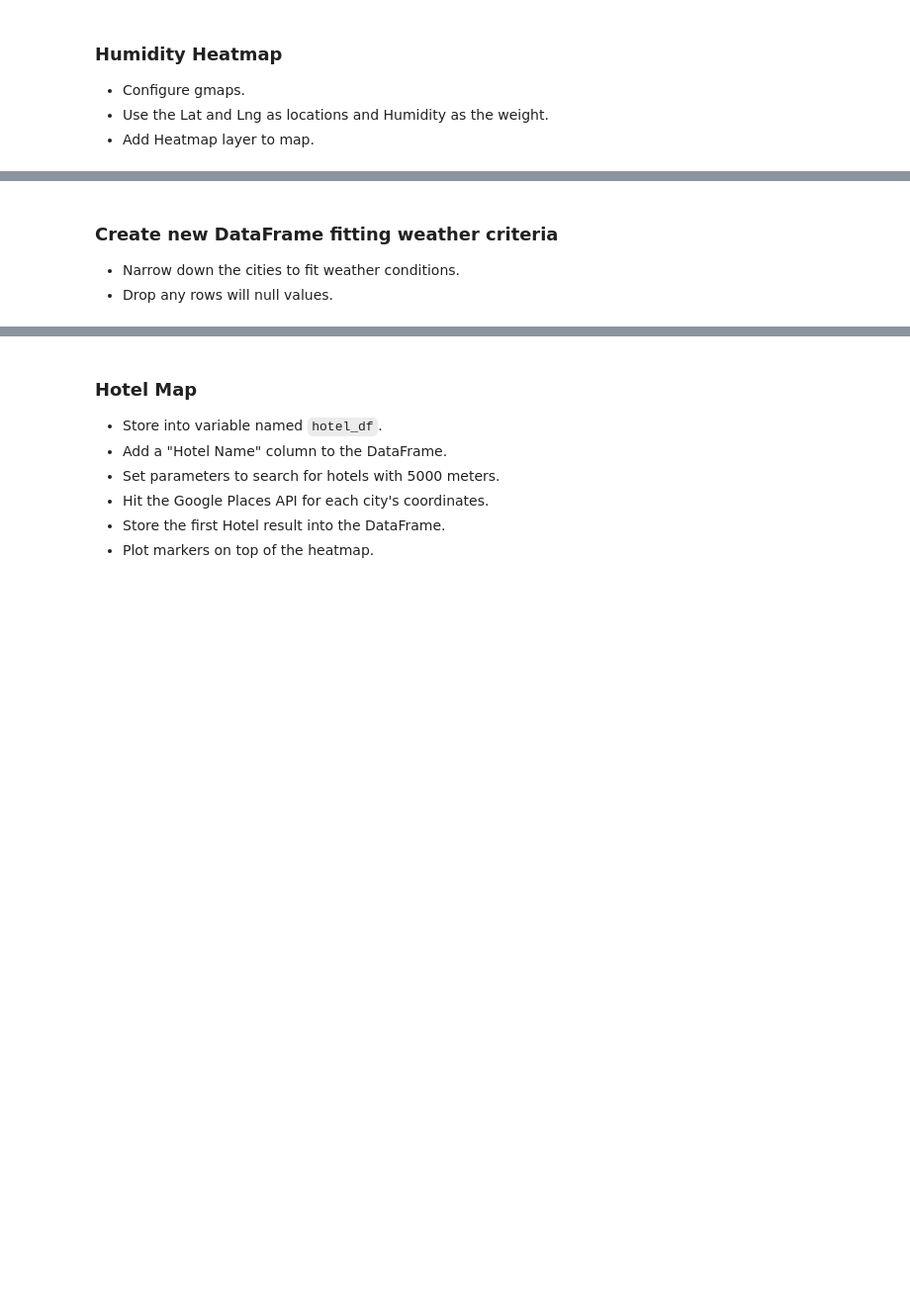
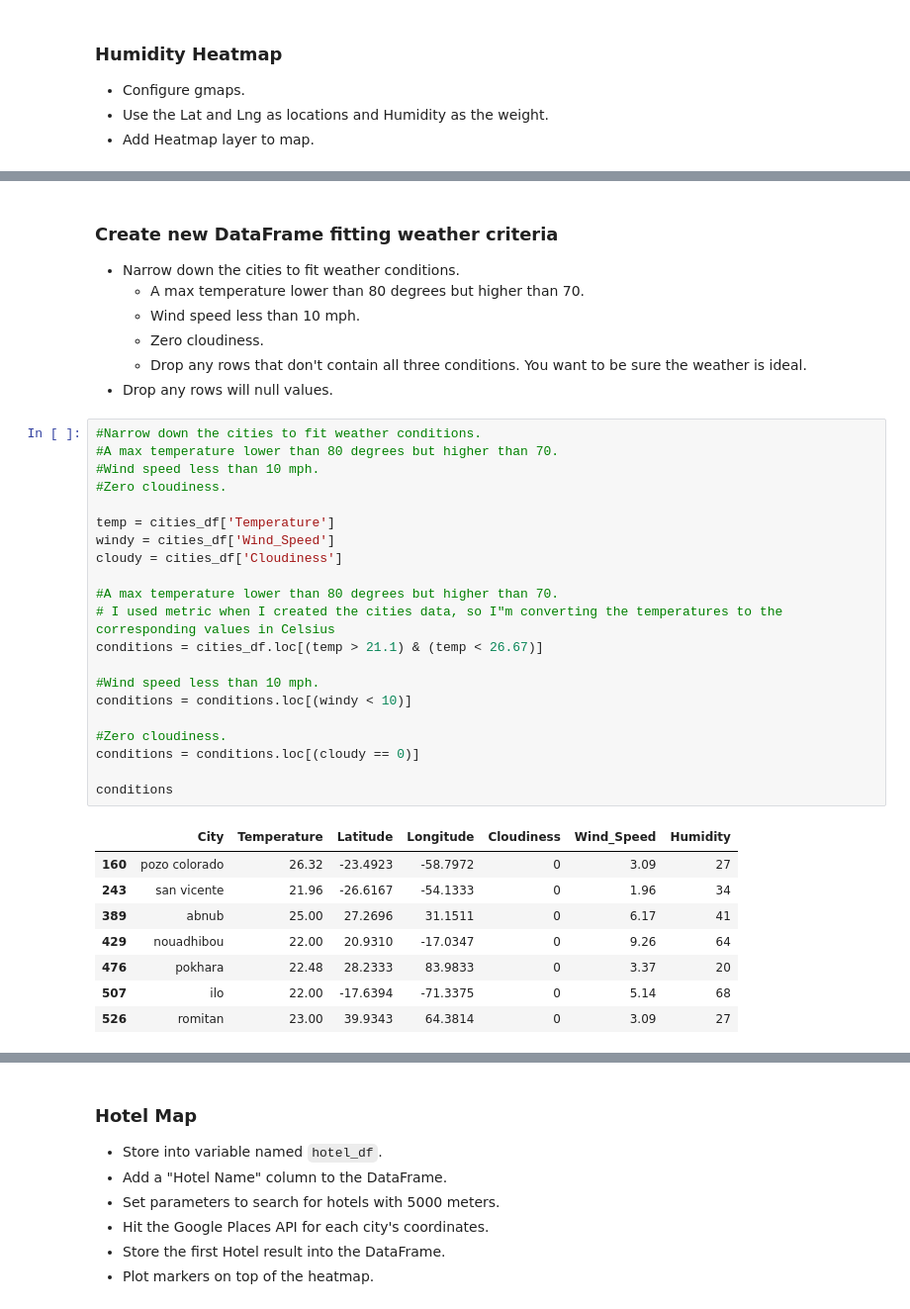
Before and after one commit to scottcerny949/python-api-challenge, a Jupyter notebook: vacationpy/VacationPy.ipynb, the cells around one changed output, grey strips where cells are left out. Shown at 99% size. Saved outputs shown, nothing was run; the diff lists cells and outputs as text; blank space fills up the shorter version.

```diff
--- a/vacationpy/VacationPy.ipynb
+++ b/vacationpy/VacationPy.ipynb
@@ -79,4 +93,38 @@ fig
 # %% [markdown]
 ### Create new DataFrame fitting weather criteria
 * Narrow down the cities to fit weather conditions.
+   * A max temperature lower than 80 degrees but higher than 70.
+   * Wind speed less than 10 mph.
+   * Zero cloudiness.
+   * Drop any rows that don't contain all three conditions. You want to be sure the weather is ideal.
 * Drop any rows will null values.
+# %%
+#Narrow down the cities to fit weather conditions.
+#A max temperature lower than 80 degrees but higher than 70.
+#Wind speed less than 10 mph.
+#Zero cloudiness.
+
+temp = cities_df['Temperature']
+windy = cities_df['Wind_Speed']
+cloudy = cities_df['Cloudiness']
+
+#A max temperature lower than 80 degrees but higher than 70.
+# I used metric when I created the cities data, so I"m converting the temperatures to the corresponding values in Celsius
+conditions = cities_df.loc[(temp > 21.1) & (temp < 26.67)]
+
+#Wind speed less than 10 mph.
+conditions = conditions.loc[(windy < 10)]
+
+#Zero cloudiness.
+conditions = conditions.loc[(cloudy == 0)]
+
+conditions
+# %% [output]
+|  | City | Temperature | Latitude | Longitude | Cloudiness | Wind_Speed | Humidity |
+| 160 | pozo colorado | 26.32 | -23.4923 | -58.7972 | 0 | 3.09 | 27 |
+| 243 | san vicente | 21.96 | -26.6167 | -54.1333 | 0 | 1.96 | 34 |
+| 389 | abnub | 25.00 | 27.2696 | 31.1511 | 0 | 6.17 | 41 |
+| 429 | nouadhibou | 22.00 | 20.9310 | -17.0347 | 0 | 9.26 | 64 |
+| 476 | pokhara | 22.48 | 28.2333 | 83.9833 | 0 | 3.37 | 20 |
+| 507 | ilo | 22.00 | -17.6394 | -71.3375 | 0 | 5.14 | 68 |
+| 526 | romitan | 23.00 | 39.9343 | 64.3814 | 0 | 3.09 | 27 |
```
Also changed, not shown: parts of 8 cells of this notebook.
